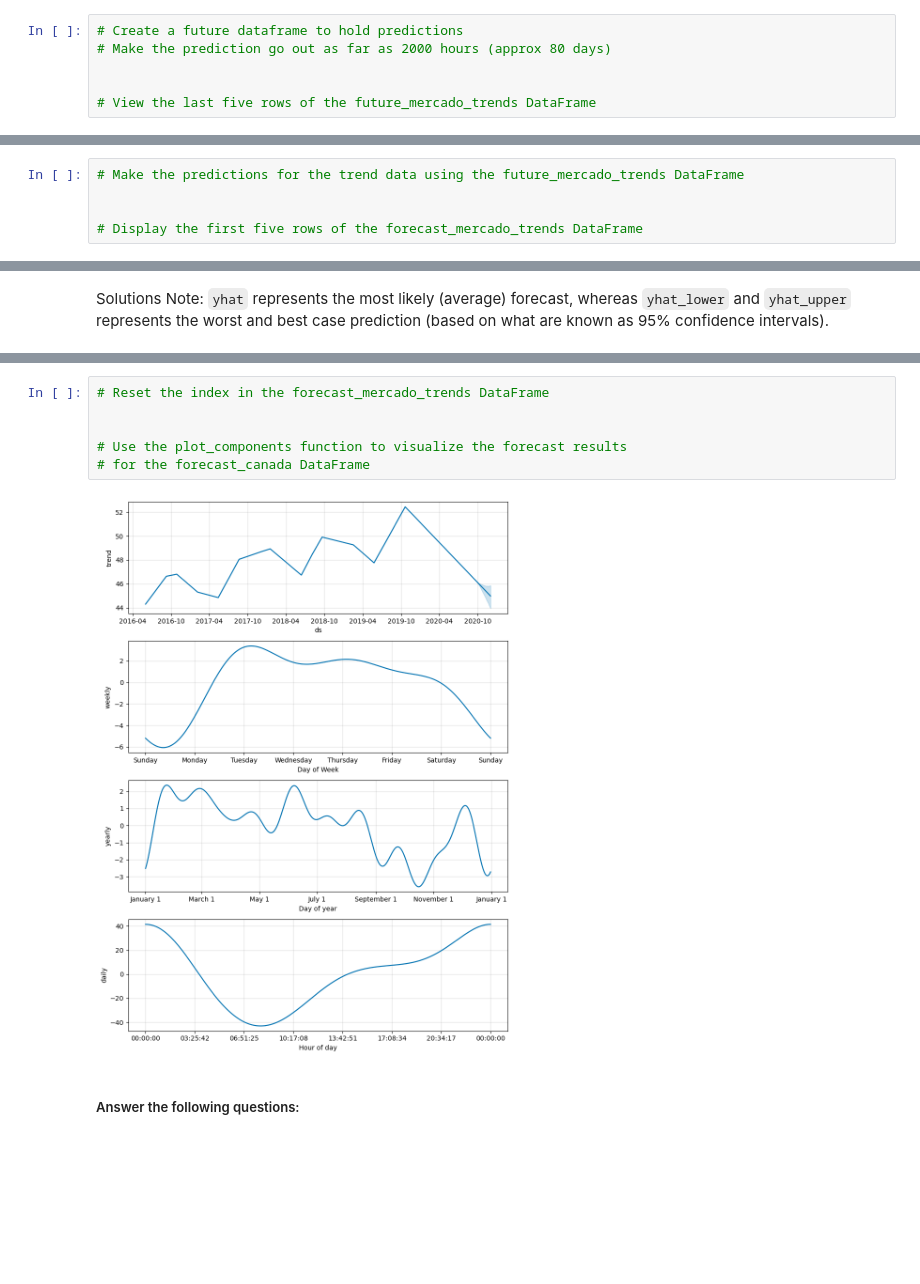
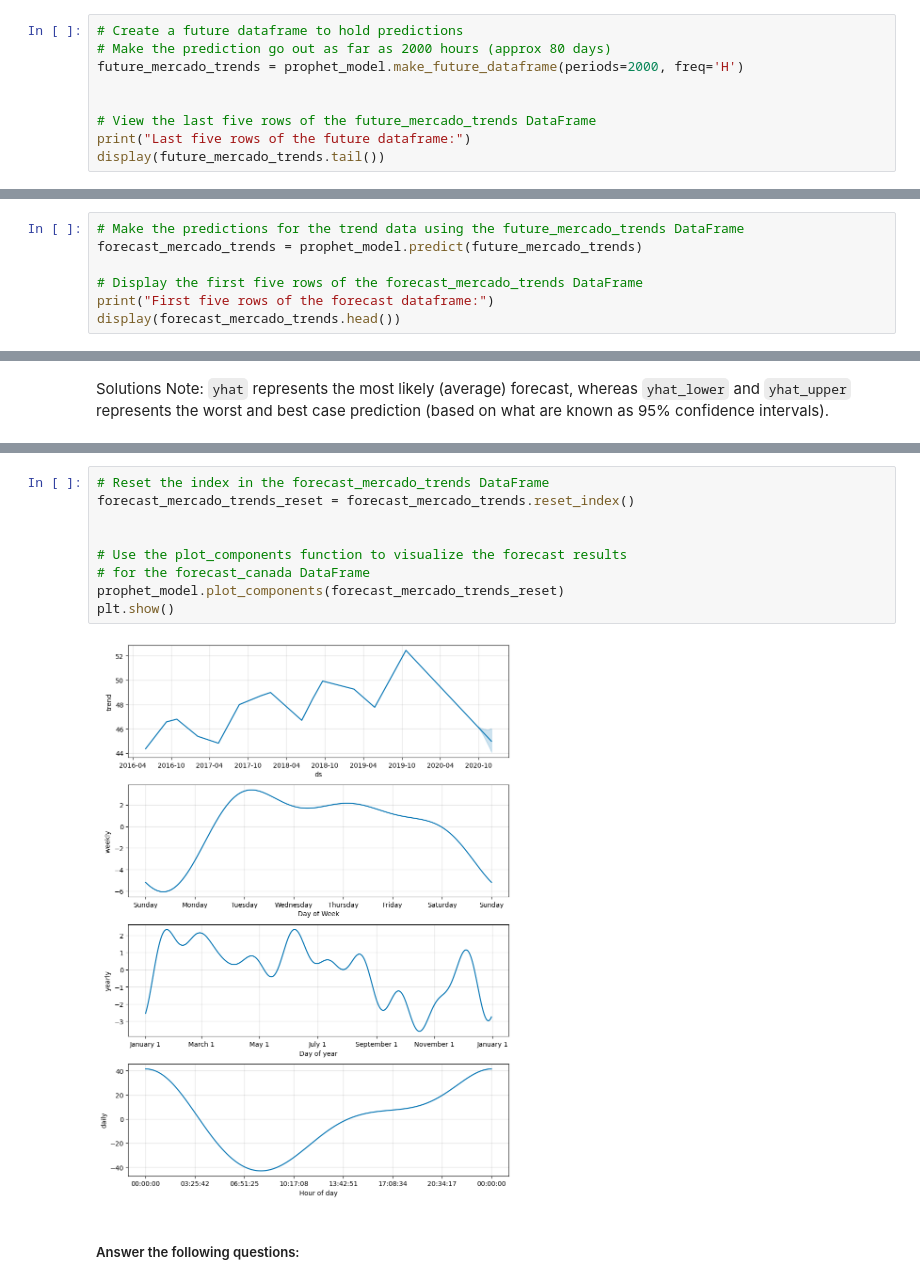
Before and after one commit to GitRomiBash/prophet-challenge, a Jupyter notebook: forecasting_net_prophet.ipynb, the cells around one changed output, grey strips where cells are left out. Drawn from its saved outputs; the diff is of its cells as text; blank space fills up the shorter version.

```diff
--- a/forecasting_net_prophet.ipynb
+++ b/forecasting_net_prophet.ipynb
@@ -571,7 +533,10 @@ AttributeError: 'Prophet' object has no attribute 'stan_backend'
 # %%
 # Create a future dataframe to hold predictions
 # Make the prediction go out as far as 2000 hours (approx 80 days)
+future_mercado_trends = prophet_model.make_future_dataframe(periods=2000, freq='H')
 
 
 # View the last five rows of the future_mercado_trends DataFrame
+print("Last five rows of the future dataframe:")
+display(future_mercado_trends.tail())
 # %% [output]
@@ -583,7 +549,9 @@ AttributeError: 'Prophet' object has no attribute 'stan_backend'
 | 39105 | 2020-11-30 08:00:00 |
 # %%
 # Make the predictions for the trend data using the future_mercado_trends DataFrame
-
+forecast_mercado_trends = prophet_model.predict(future_mercado_trends)
 
 # Display the first five rows of the forecast_mercado_trends DataFrame
+print("First five rows of the forecast dataframe:")
+display(forecast_mercado_trends.head())
 # %% [output]
@@ -639,11 +629,14 @@ Solutions Note: `yhat` represents the most likely (average) forecast, whereas `y
 # %%
 # Reset the index in the forecast_mercado_trends DataFrame
+forecast_mercado_trends_reset = forecast_mercado_trends.reset_index()
 
 
 # Use the plot_components function to visualize the forecast results
 # for the forecast_canada DataFrame
+prophet_model.plot_components(forecast_mercado_trends_reset)
+plt.show()
 # %% [output]
-[figure, old version]
+[figure, new version]
 # %% [markdown]
 ##### Answer the following questions:
 # %% [markdown]
```
Also changed, not shown: parts of 16 cells of this notebook.
